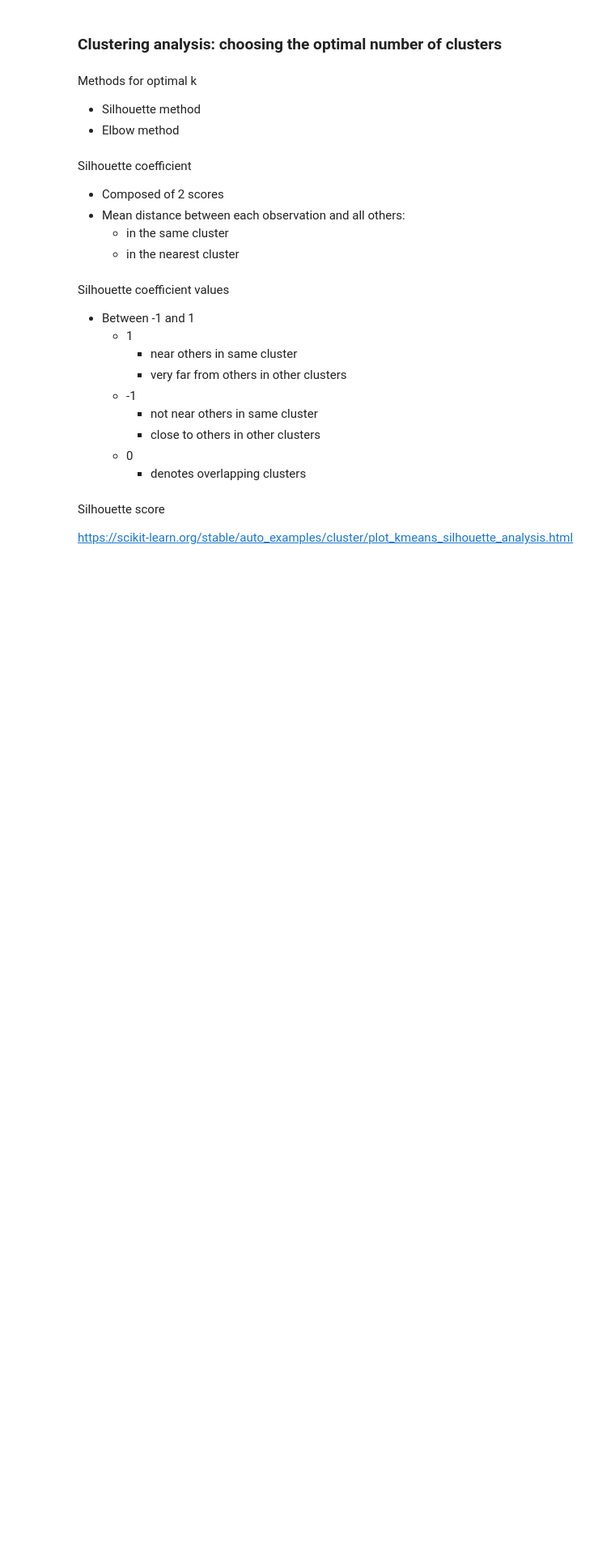
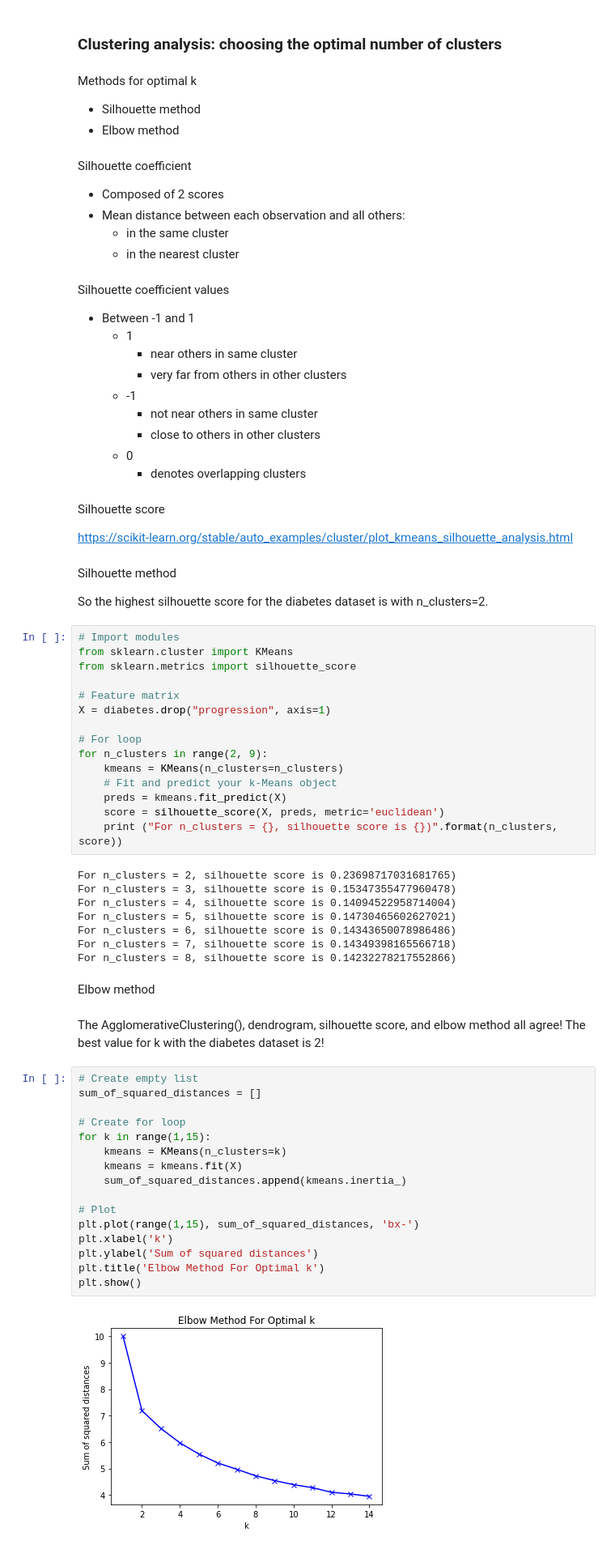
Before and after one commit to randy-tsukemen/Data_science_roadmap, a Jupyter notebook: Practicing_Machine_Learning.ipynb, the cells around one changed output. Shown at 81% size. Saved outputs shown, nothing was run; the diff lists cells and outputs as text; blank space fills up the shorter version.

```diff
--- a/Practicing_Machine_Learning.ipynb
+++ b/Practicing_Machine_Learning.ipynb
@@ -1094,3 +1099,52 @@ Silhouette coefficient values
 Silhouette score
 
 https://scikit-learn.org/stable/auto_examples/cluster/plot_kmeans_silhouette_analysis.html
+# %% [markdown]
+Silhouette method
+
+So the highest silhouette score for the diabetes dataset is with n_clusters=2.
+# %%
+# Import modules
+from sklearn.cluster import KMeans
+from sklearn.metrics import silhouette_score
+
+# Feature matrix
+X = diabetes.drop("progression", axis=1)
+
+# For loop
+for n_clusters in range(2, 9):
+    kmeans = KMeans(n_clusters=n_clusters)
+    # Fit and predict your k-Means object
+    preds = kmeans.fit_predict(X)
+    score = silhouette_score(X, preds, metric='euclidean')
+    print ("For n_clusters = {}, silhouette score is {})".format(n_clusters, score))
+# %% [output]
+For n_clusters = 2, silhouette score is 0.23698717031681765)
+For n_clusters = 3, silhouette score is 0.15347355477960478)
+For n_clusters = 4, silhouette score is 0.14094522958714004)
+For n_clusters = 5, silhouette score is 0.14730465602627021)
+For n_clusters = 6, silhouette score is 0.14343650078986486)
+For n_clusters = 7, silhouette score is 0.14349398165566718)
+For n_clusters = 8, silhouette score is 0.14232278217552866)
+# %% [markdown]
+Elbow method
+# %% [markdown]
+The AgglomerativeClustering(), dendrogram, silhouette score, and elbow method all agree! The best value for k with the diabetes dataset is 2!
+# %%
+# Create empty list
+sum_of_squared_distances = []
+
+# Create for loop
+for k in range(1,15):
+    kmeans = KMeans(n_clusters=k)
+    kmeans = kmeans.fit(X)
+    sum_of_squared_distances.append(kmeans.inertia_)
+
+# Plot
+plt.plot(range(1,15), sum_of_squared_distances, 'bx-')
+plt.xlabel('k')
+plt.ylabel('Sum of squared distances')
+plt.title('Elbow Method For Optimal k')
+plt.show()
+# %% [output]
+[figure, added]
```
Also changed, not shown: parts of 6 cells of this notebook.
